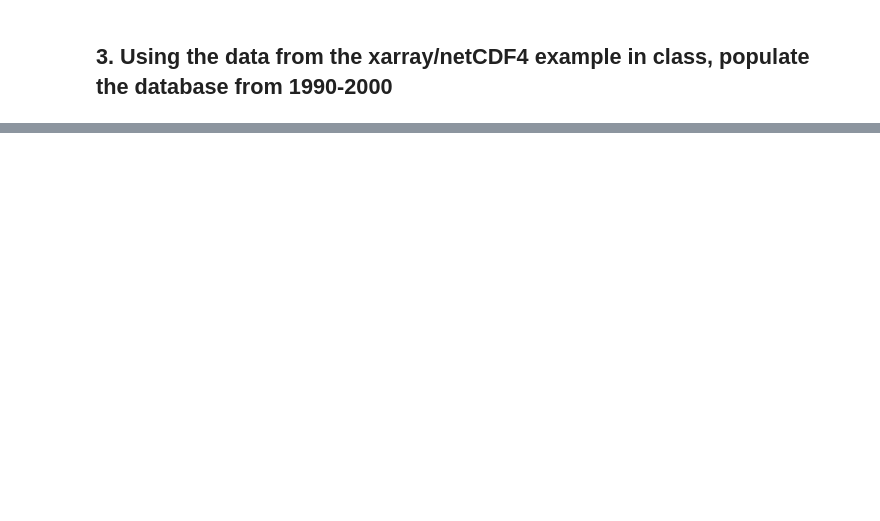
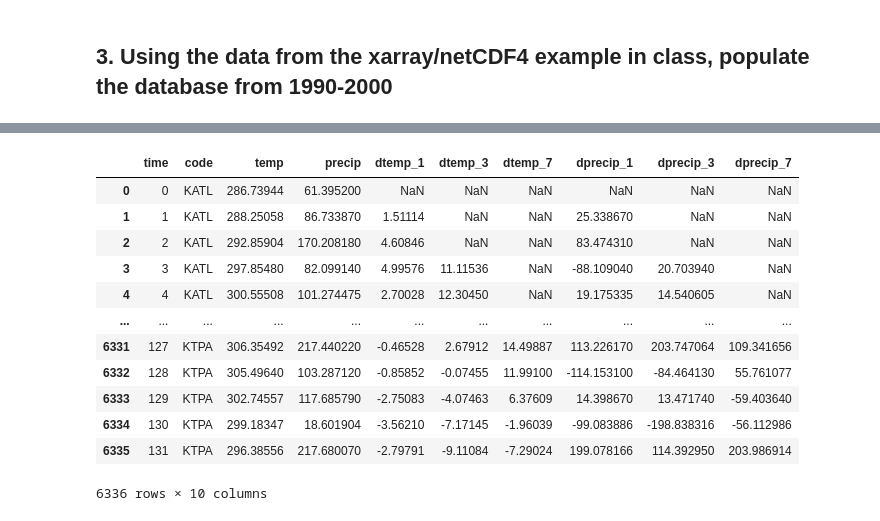
Before and after one commit to JBeechert/python-ay250-homework, a Jupyter notebook: hw_5/hw_5.ipynb, the cells around one changed output, grey strips where cells are left out. Drawn from its saved outputs; the diff is of its cells as text; code cells hidden in the pictures; blank space fills up the shorter version.

```diff
--- a/hw_5/hw_5.ipynb
+++ b/hw_5/hw_5.ipynb
@@ -191,0 +369,21 @@ for i in range(n):
+# %%
+# Find the changes in temperature and precipitation, going back 1, 3, and 7 time units.
+# Do this for each airport and append each airport's changes to a list.
+# In the database I see months, but the hw prompt calls for days? Not sure about this...
+t_shift_1 = []
+t_shift_3 = []
+t_shift_7 = []
+
+p_shift_1 = []
+p_shift_3 = []
+p_shift_7 = []
+
+for code in airports:
+
+    t_shift_1.append(np.array(df['temp'][df["code"] == code] - df['temp'][df["code"] == code].shift(1)))
+    t_shift_3.append(np.array(df['temp'][df["code"] == code] - df['temp'][df["code"] == code].shift(3)))
+    t_shift_7.append(np.array(df['temp'][df["code"] == code] - df['temp'][df["code"] == code].shift(7)))
+
+    p_shift_1.append(np.array(df['precip'][df["code"] == code] - df['precip'][df["code"] == code].shift(1)))
+    p_shift_3.append(np.array(df['precip'][df["code"] == code] - df['precip'][df["code"] == code].shift(3)))
+    p_shift_7.append(np.array(df['precip'][df["code"] == code] - df['precip'][df["code"] == code].shift(7)))
@@ -191,0 +408,16 @@ for i in range(n):
+# %%
+df
+# %% [output]
+|  | time | code | temp | precip | dtemp_1 | dtemp_3 | dtemp_7 | dprecip_1 | dprecip_3 | dprecip_7 |
+| 0 | 0 | KATL | 286.73944 | 61.395200 | NaN | NaN | NaN | NaN | NaN | NaN |
+| 1 | 1 | KATL | 288.25058 | 86.733870 | 1.51114 | NaN | NaN | 25.338670 | NaN | NaN |
+| 2 | 2 | KATL | 292.85904 | 170.208180 | 4.60846 | NaN | NaN | 83.474310 | NaN | NaN |
+| 3 | 3 | KATL | 297.85480 | 82.099140 | 4.99576 | 11.11536 | NaN | -88.109040 | 20.703940 | NaN |
+| 4 | 4 | KATL | 300.55508 | 101.274475 | 2.70028 | 12.30450 | NaN | 19.175335 | 14.540605 | NaN |
+| ... | ... | ... | ... | ... | ... | ... | ... | ... | ... | ... |
+| 6331 | 127 | KTPA | 306.35492 | 217.440220 | -0.46528 | 2.67912 | 14.49887 | 113.226170 | 203.747064 | 109.341656 |
+| 6332 | 128 | KTPA | 305.49640 | 103.287120 | -0.85852 | -0.07455 | 11.99100 | -114.153100 | -84.464130 | 55.761077 |
+| 6333 | 129 | KTPA | 302.74557 | 117.685790 | -2.75083 | -4.07463 | 6.37609 | 14.398670 | 13.471740 | -59.403640 |
+| 6334 | 130 | KTPA | 299.18347 | 18.601904 | -3.56210 | -7.17145 | -1.96039 | -99.083886 | -198.838316 | -56.112986 |
+| 6335 | 131 | KTPA | 296.38556 | 217.680070 | -2.79791 | -9.11084 | -7.29024 | 199.078166 | 114.392950 | 203.986914 |
+6336 rows × 10 columns
```
Also changed, not shown: parts of 27 cells of this notebook.
